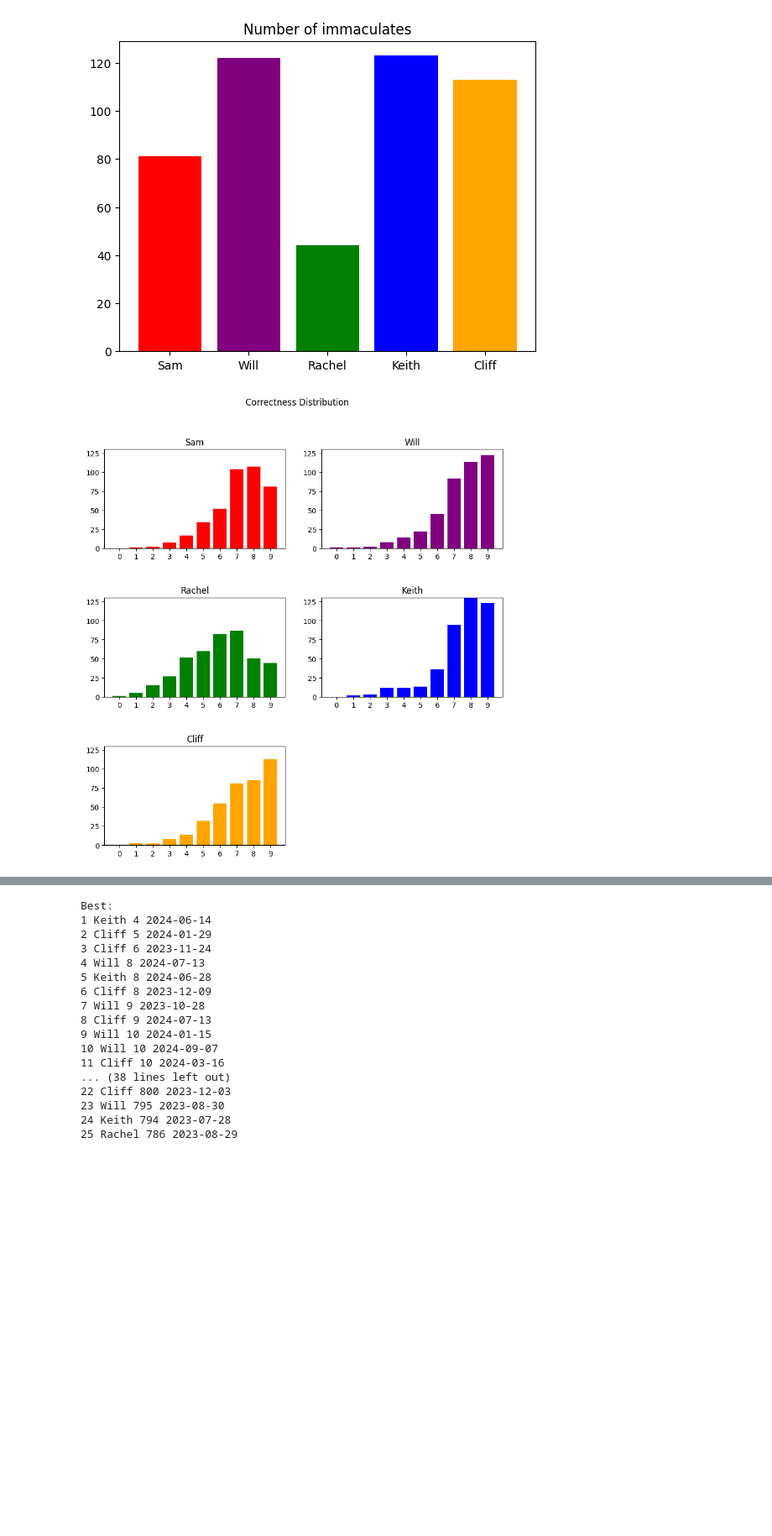
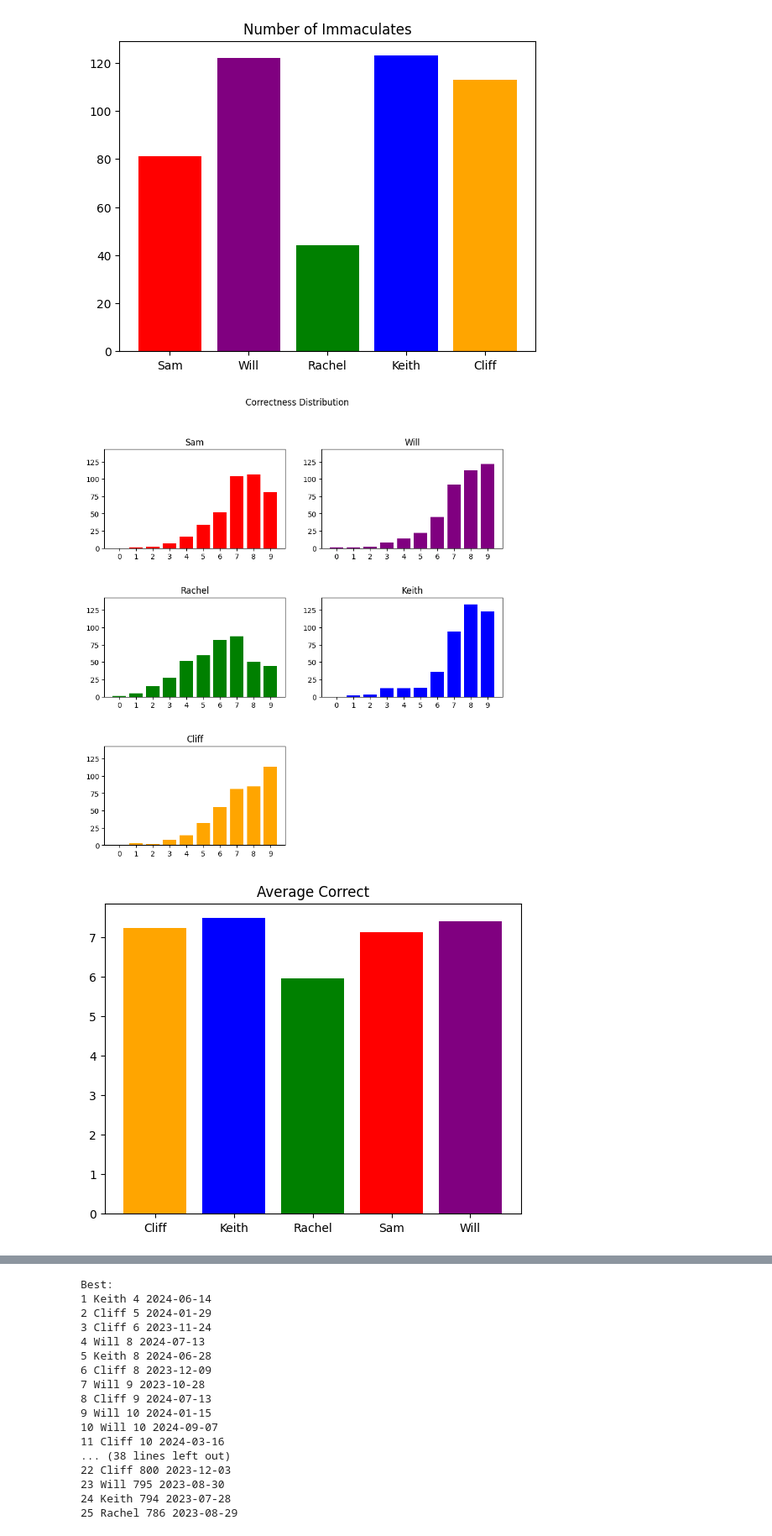
Before and after one commit to kgladstone/immaculate_grid_mlb_analysis, a Jupyter notebook: immaculate-grid-analysis.ipynb, the cells around one changed output, grey strips where cells are left out. Shown at 84% size. Cells and saved outputs as stored; diff of their text form; code cells hidden in the pictures; blank space fills up the shorter version.

```diff
--- a/immaculate-grid-analysis.ipynb
+++ b/immaculate-grid-analysis.ipynb
@@ -77,7 +87,7 @@ for i, person in enumerate(texts):
     axs[i].bar(range(0, 10), distribution, color=COLOR_MAP[person])
     axs[i].set_xticks(range(0, 10))
     axs[i].set_title(person)
-    axs[i].set_ylim(0, top_bar)
+    axs[i].set_ylim(0, 1.1*top_bar)
 
 # Hide the last subplot if it is not used
 if len(texts) < 6:
@@ -87,4 +97,17 @@ fig.suptitle("Correctness Distribution")
 plt.subplots_adjust(hspace=0.5)
 plt.show()
 # %% [output]
-[figure, old version]
+[figure, new version]
+# %%
+# Graph average correct
+title = "Average Correct"
+analysis_summary = analysis_df.groupby('name')['correct'].mean().reset_index()
+
+plt.bar(
+    analysis_summary.name,
+    analysis_summary.correct,
+    color=[COLOR_MAP[person] for person in analysis_summary.name])
+plt.title(title)
+plt.show()
+# %% [output]
+[figure, new version]
```
Also changed, not shown: parts of 11 cells of this notebook.
